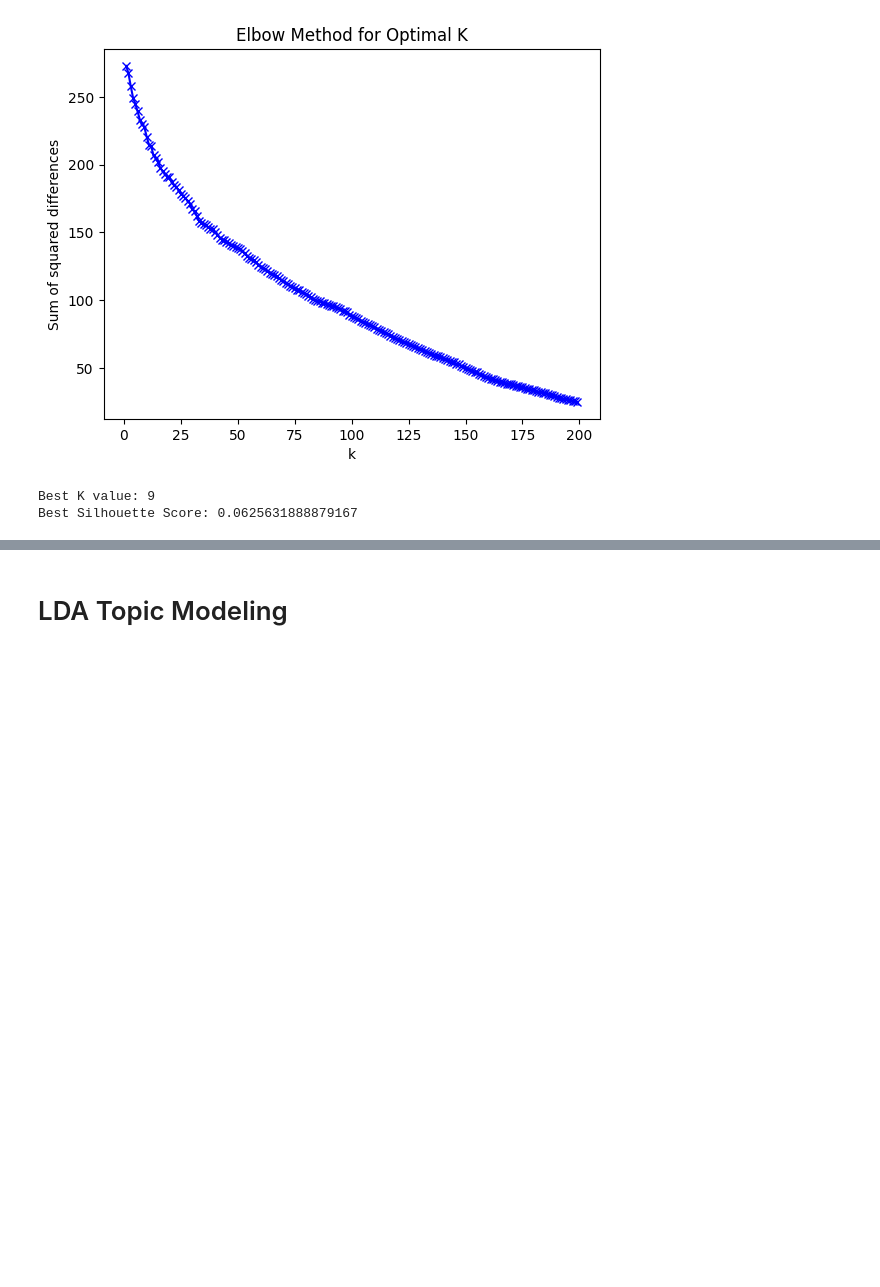
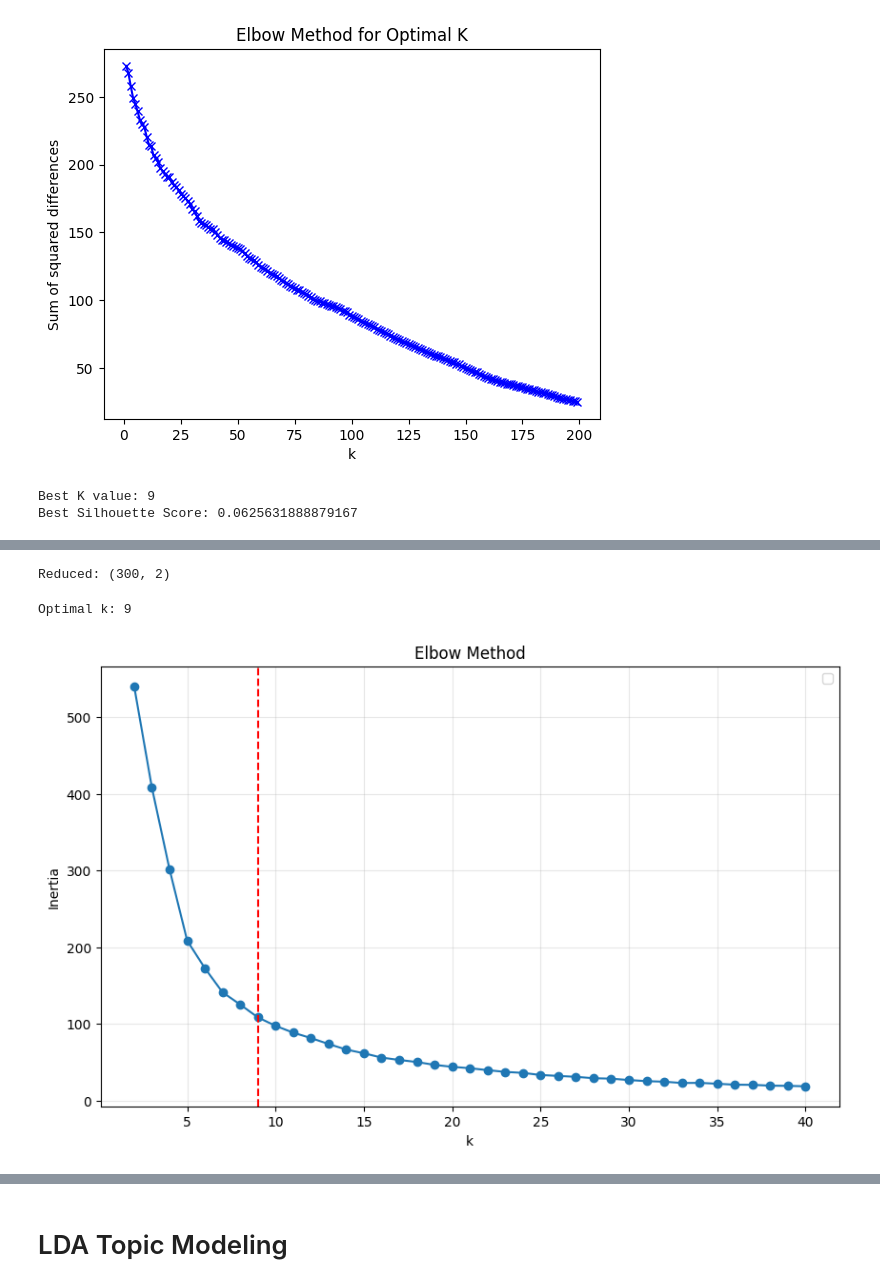
Before and after one commit to xmegan10/Reddit-Sentiment-Comment-Prediction, a Jupyter notebook: ath_reddit_proj.ipynb, the cells around one changed output, grey strips where cells are left out. Drawn from its saved outputs; the diff is of its cells as text; code cells hidden in the pictures; blank space fills up the shorter version.

Commit message:
add bertopic modeling

```diff
--- a/ath_reddit_proj.ipynb
+++ b/ath_reddit_proj.ipynb
@@ -435,0 +475,13 @@ memory usage: 20.1+ KB
+# %%
+from bertopic import BERTopic
+from sentence_transformers import SentenceTransformer
+from umap import UMAP
+import torch
+
+docs = posts_df["post_string"]
+sentence_model = SentenceTransformer('all-MiniLM-L6-v2')
+topic_model = BERTopic(embedding_model=sentence_model)
+
+device = 'cuda' if torch.cuda.is_available() else 'cpu'
+embedding_model = sentence_model.to(device)
+embeddings = embedding_model.encode(docs)
@@ -435,0 +512,29 @@ memory usage: 20.1+ KB
+# %%
+umap_reducer = UMAP()
+reduced_embeddings = umap_reducer.fit_transform(embeddings)
+print(f"Reduced: {reduced_embeddings.shape}")
+# %% [output]
+Reduced: (300, 2)
+# %%
+from kneed import KneeLocator
+K_MIN, K_MAX = 2, 40
+k_range = range(K_MIN, K_MAX + 1)
+ssd = []
+
+for k in k_range:
+    km = KMeans(n_clusters = k, n_init = 10, random_state = 42)
+    km.fit(reduced_embeddings)
+    ssd.append(km.inertia_)
+
+kl = KneeLocator(list(k_range), ssd, curve = "convex", direction = "decreasing")
+optimal_k = kl.elbow
+print(f"Optimal k: {optimal_k}")
+
+fig, ax = plt.subplots(figsize = (10, 6))
+ax.plot(list(k_range), ssd, 'o-')
+ax.axvline(x=optimal_k, color = "red", linestyle = "--")
+ax.set_xlabel('k'); ax.set_ylabel('Inertia'); ax.set_title('Elbow Method'); ax.legend(); ax.grid(True, alpha=0.3)
+plt.show()
+# %% [output]
+Optimal k: 9
+[figure, added]
```
Also changed, not shown: parts of 33 cells of this notebook, 1 other file.
